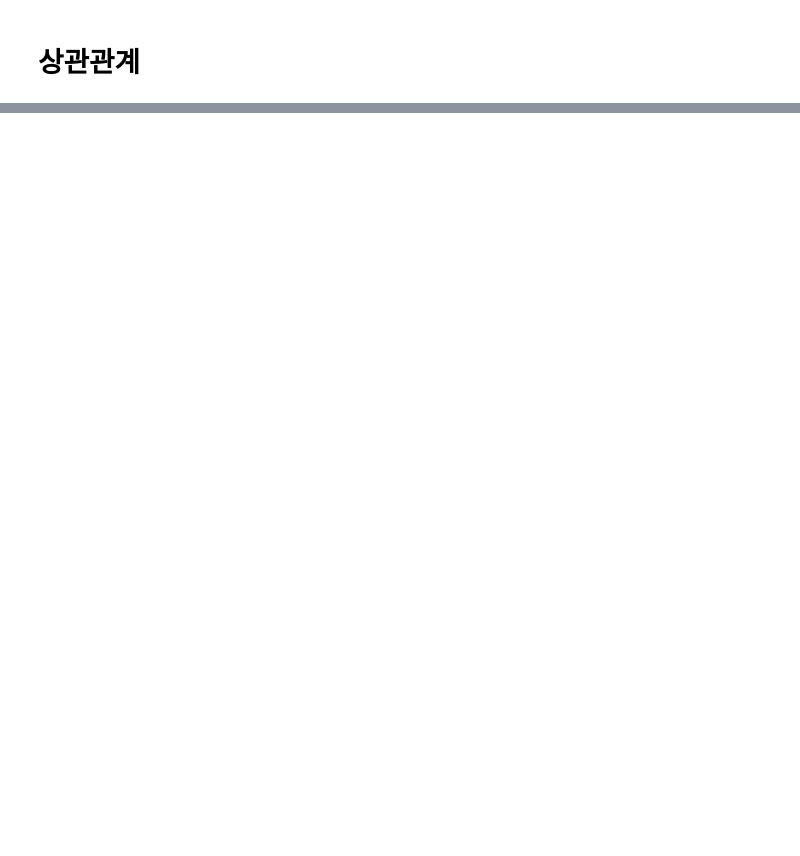
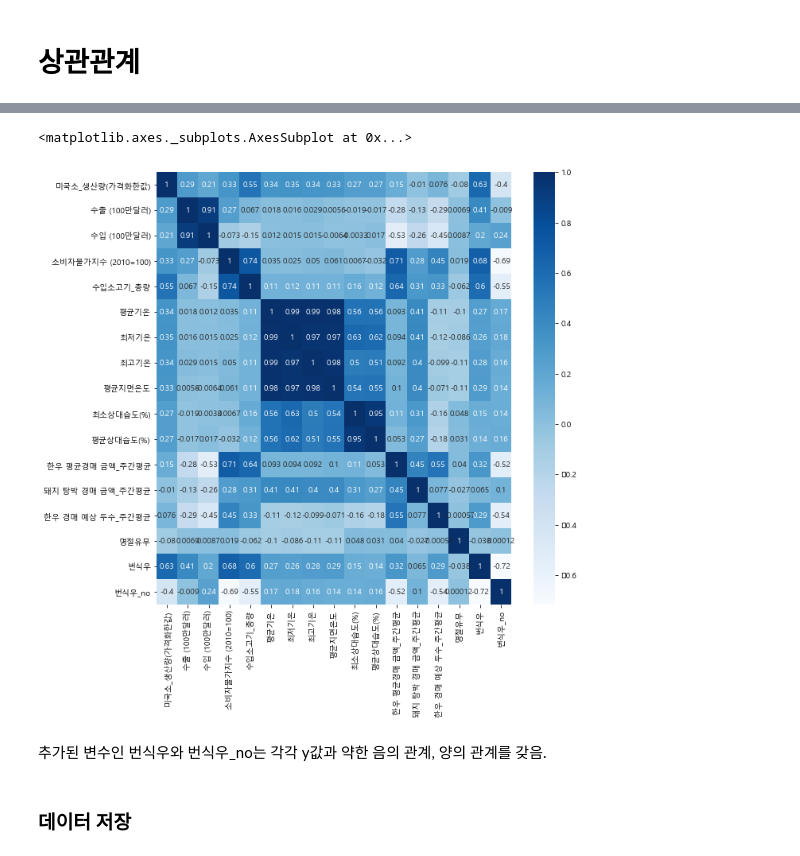
Before and after one commit to DSC-SCH/livestock-solution-project, a Jupyter notebook: eda/all_merged_data.ipynb, the cells around one changed output, grey strips where cells are left out. Saved outputs shown, nothing was run; the diff lists cells and outputs as text; code cells hidden in the pictures; blank space fills up the shorter version.

```diff
--- a/eda/all_merged_data.ipynb
+++ b/eda/all_merged_data.ipynb
@@ -668,0 +343,4 @@ plt.show()
+# %%
+df_final['연도'] =df_final['연도'].astype('int')
+data = pd.merge(df_final,live[['연도','분기','번식우','번식우_no']],how='left',on=['연도','분기'])
+data
@@ -668,0 +361,21 @@ plt.show()
+# %%
+data = data.drop(['분기','연도','번식우 아닌 소 중 1세 미만(암,수) 제외','1~2세(모든 소)'],axis=1)
+# %%
+data['평균지면온도'] = data['평균지면온도'].fillna(method = 'pad')
+data['주간날짜'] = pd.to_datetime(data['주간날짜'])
+# %%
+data2 = data.copy()
+# %%
+corr_data = data2.drop(["주간날짜"], axis=1)
+corr = corr_data.corr()
+
+plt.figure(figsize=(10,10))
+
+sns.heatmap(data = corr, annot=True, cmap='Blues')
+# %% [output]
+<matplotlib.axes._subplots.AxesSubplot at 0x...>
+[figure, added]
+# %% [markdown]
+추가된 변수인 번식우와 번식우_no는 각각 y값과 약한 음의 관계, 양의 관계를 갖음.
+# %% [markdown]
+### 데이터 저장
```
Also changed, not shown: parts of 69 cells of this notebook.
